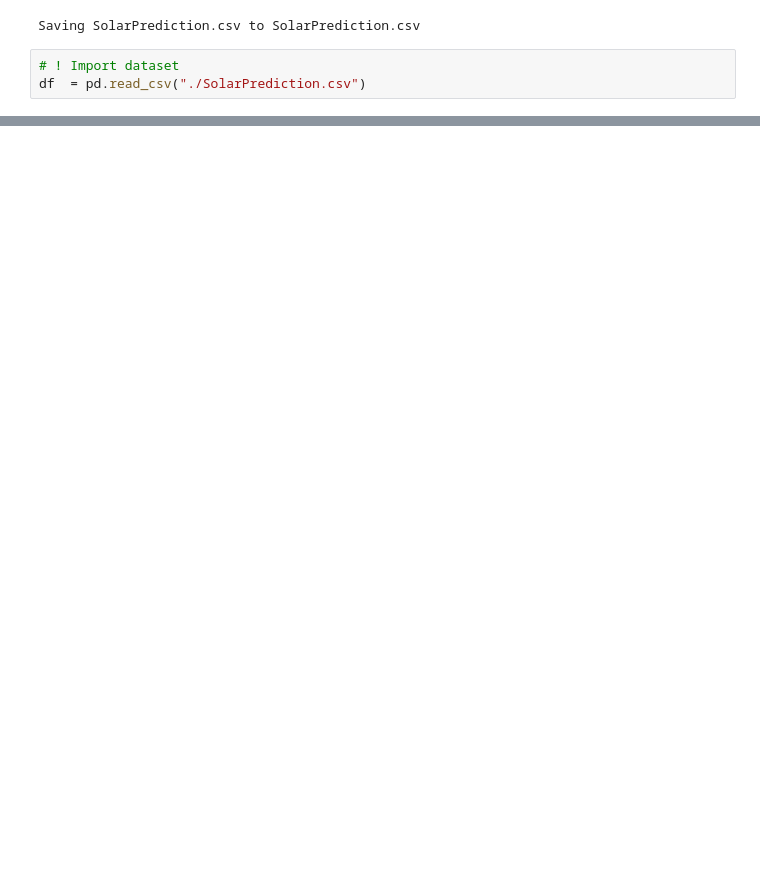
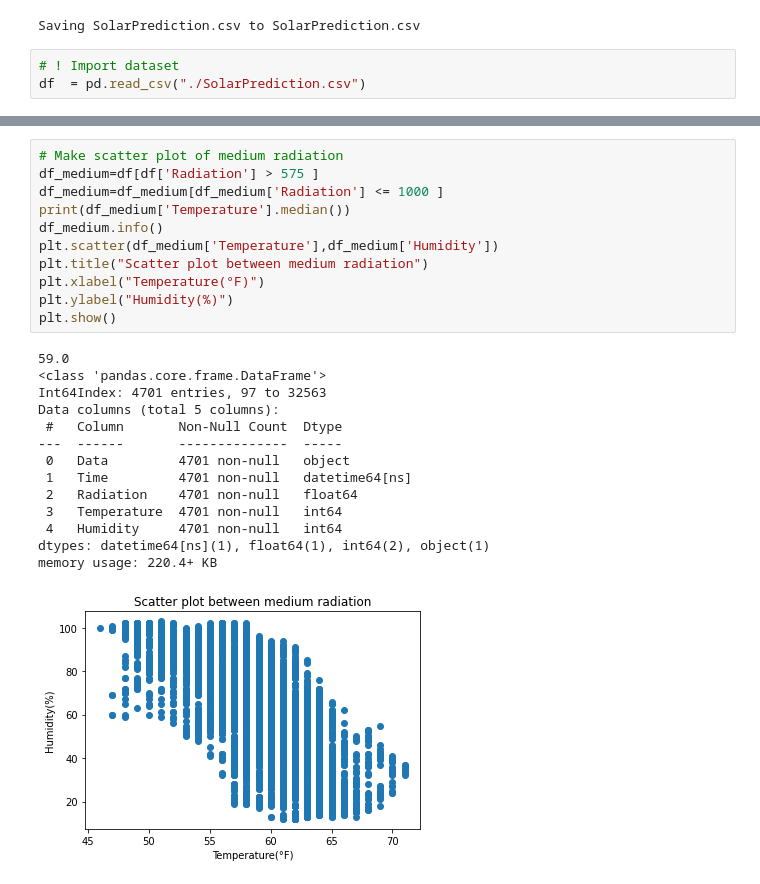
Before and after one commit to DiFve/Solar-radiation-data-analysis, a Jupyter notebook: Prob_Stat.ipynb, the cells around one changed output, grey strips where cells are left out. Saved outputs shown, nothing was run; the diff lists cells and outputs as text; blank space fills up the shorter version.

```diff
--- a/Prob_Stat.ipynb
+++ b/Prob_Stat.ipynb
@@ -392,0 +240,26 @@ plt.legend()
+# %%
+# Make scatter plot of medium radiation
+df_medium=df[df['Radiation'] > 575 ]
+df_medium=df_medium[df_medium['Radiation'] <= 1000 ]
+print(df_medium['Temperature'].median())
+df_medium.info()
+plt.scatter(df_medium['Temperature'],df_medium['Humidity'])
+plt.title("Scatter plot between medium radiation")
+plt.xlabel("Temperature(°F)")
+plt.ylabel("Humidity(%)")
+plt.show()
+# %% [output]
+59.0
+<class 'pandas.core.frame.DataFrame'>
+Int64Index: 4701 entries, 97 to 32563
+Data columns (total 5 columns):
+ #   Column       Non-Null Count  Dtype
+---  ------       --------------  -----
+ 0   Data         4701 non-null   object
+ 1   Time         4701 non-null   datetime64[ns]
+ 2   Radiation    4701 non-null   float64
+ 3   Temperature  4701 non-null   int64
+ 4   Humidity     4701 non-null   int64
+dtypes: datetime64[ns](1), float64(1), int64(2), object(1)
+memory usage: 220.4+ KB
+[figure, added]
```
Also changed, not shown: parts of 72 cells of this notebook.
